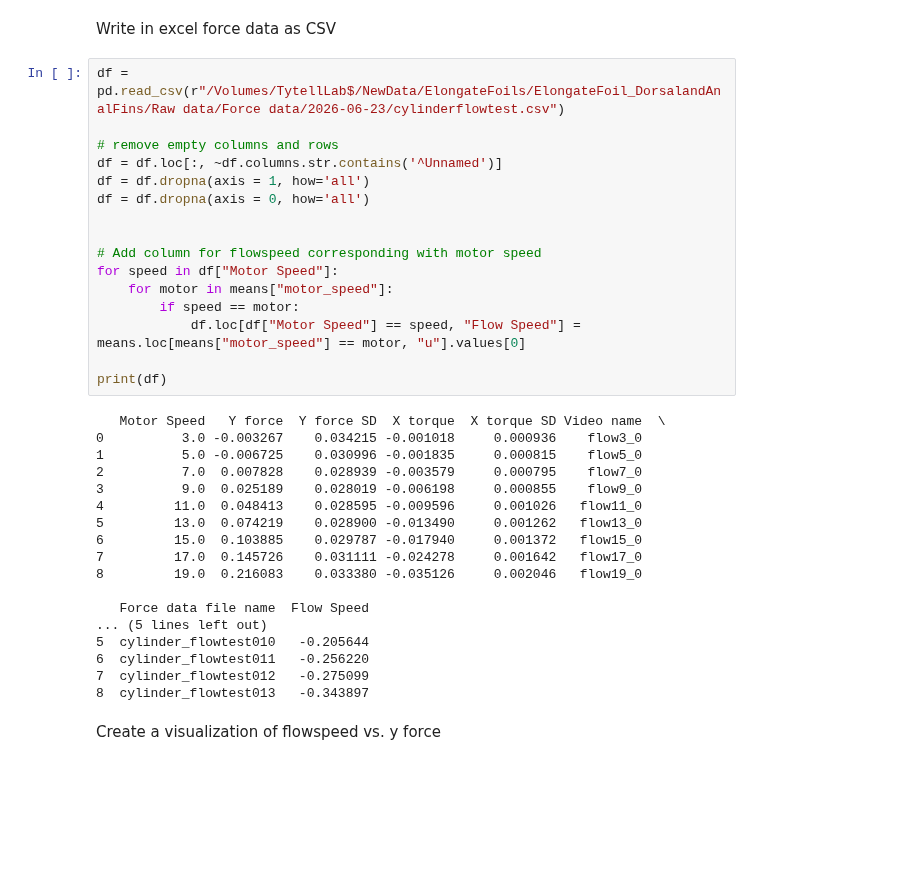
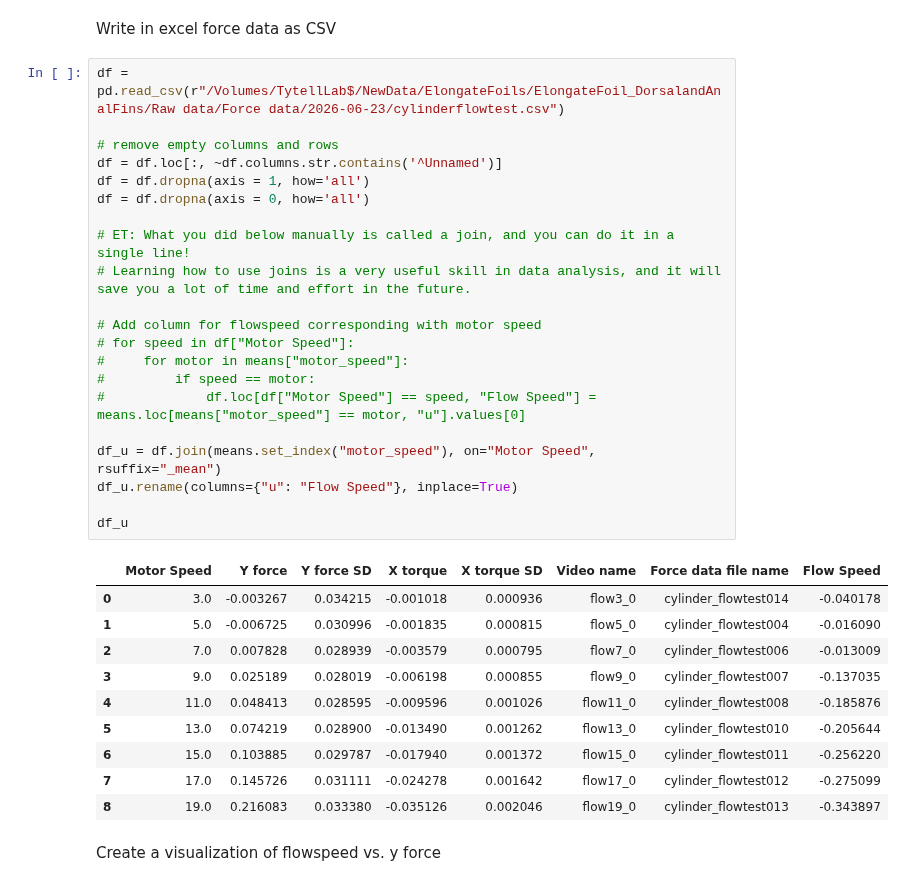
Before and after one commit to tytell/DorsalAndAnalFins, a Jupyter notebook: Process_PIV_data.ipynb, the cells around one changed output. Drawn from its saved outputs; the diff is of its cells as text; blank space fills up the shorter version.

```diff
--- a/Process_PIV_data.ipynb
+++ b/Process_PIV_data.ipynb
@@ -133,37 +135,35 @@ Write in excel force data as CSV
 # %%
 df = pd.read_csv(r"/Volumes/TytellLab$/NewData/ElongateFoils/ElongateFoil_DorsalandAnalFins/Raw data/Force data/2026-06-23/cylinderflowtest.csv")
 
 # remove empty columns and rows
 df = df.loc[:, ~df.columns.str.contains('^Unnamed')]
 df = df.dropna(axis = 1, how='all')
 df = df.dropna(axis = 0, how='all')
 
+# ET: What you did below manually is called a join, and you can do it in a single line!
+# Learning how to use joins is a very useful skill in data analysis, and it will save you a lot of time and effort in the future.
 
 # Add column for flowspeed corresponding with motor speed
-for speed in df["Motor Speed"]:
-    for motor in means["motor_speed"]:
-        if speed == motor:
-            df.loc[df["Motor Speed"] == speed, "Flow Speed"] = means.loc[means["motor_speed"] == motor, "u"].values[0]
+# for speed in df["Motor Speed"]:
+#     for motor in means["motor_speed"]:
+#         if speed == motor:
+#             df.loc[df["Motor Speed"] == speed, "Flow Speed"] = means.loc[means["motor_speed"] == motor, "u"].values[0]
 
-print(df)
+df_u = df.join(means.set_index("motor_speed"), on="Motor Speed", rsuffix="_mean")
+df_u.rename(columns={"u": "Flow Speed"}, inplace=True)
+
+df_u
 # %% [output]
-   Motor Speed   Y force  Y force SD  X torque  X torque SD Video name  \
-0          3.0 -0.003267    0.034215 -0.001018     0.000936    flow3_0
-1          5.0 -0.006725    0.030996 -0.001835     0.000815    flow5_0
-2          7.0  0.007828    0.028939 -0.003579     0.000795    flow7_0
-3          9.0  0.025189    0.028019 -0.006198     0.000855    flow9_0
-4         11.0  0.048413    0.028595 -0.009596     0.001026   flow11_0
-5         13.0  0.074219    0.028900 -0.013490     0.001262   flow13_0
-6         15.0  0.103885    0.029787 -0.017940     0.001372   flow15_0
-7         17.0  0.145726    0.031111 -0.024278     0.001642   flow17_0
-8         19.0  0.216083    0.033380 -0.035126     0.002046   flow19_0
-
-   Force data file name  Flow Speed
-... (5 lines left out)
-5  cylinder_flowtest010   -0.205644
-6  cylinder_flowtest011   -0.256220
-7  cylinder_flowtest012   -0.275099
-8  cylinder_flowtest013   -0.343897
+|  | Motor Speed | Y force | Y force SD | X torque | X torque SD | Video name | Force data file name | Flow Speed |
+| 0 | 3.0 | -0.003267 | 0.034215 | -0.001018 | 0.000936 | flow3_0 | cylinder_flowtest014 | -0.040178 |
+| 1 | 5.0 | -0.006725 | 0.030996 | -0.001835 | 0.000815 | flow5_0 | cylinder_flowtest004 | -0.016090 |
+| 2 | 7.0 | 0.007828 | 0.028939 | -0.003579 | 0.000795 | flow7_0 | cylinder_flowtest006 | -0.013009 |
+| 3 | 9.0 | 0.025189 | 0.028019 | -0.006198 | 0.000855 | flow9_0 | cylinder_flowtest007 | -0.137035 |
+| 4 | 11.0 | 0.048413 | 0.028595 | -0.009596 | 0.001026 | flow11_0 | cylinder_flowtest008 | -0.185876 |
+| 5 | 13.0 | 0.074219 | 0.028900 | -0.013490 | 0.001262 | flow13_0 | cylinder_flowtest010 | -0.205644 |
+| 6 | 15.0 | 0.103885 | 0.029787 | -0.017940 | 0.001372 | flow15_0 | cylinder_flowtest011 | -0.256220 |
+| 7 | 17.0 | 0.145726 | 0.031111 | -0.024278 | 0.001642 | flow17_0 | cylinder_flowtest012 | -0.275099 |
+| 8 | 19.0 | 0.216083 | 0.033380 | -0.035126 | 0.002046 | flow19_0 | cylinder_flowtest013 | -0.343897 |
 # %% [markdown]
 Create a visualization of flowspeed vs. y force
 # %%
```
Also changed, not shown: parts of 7 cells of this notebook.
